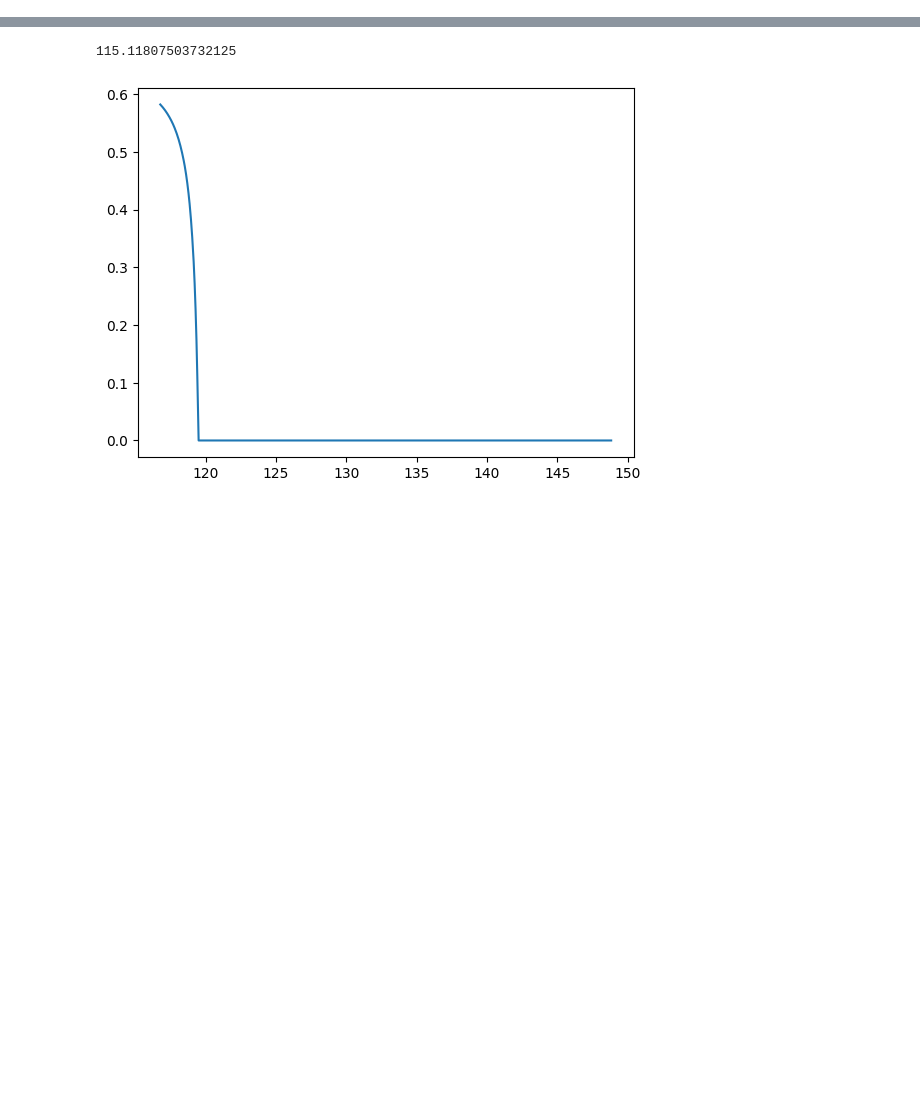
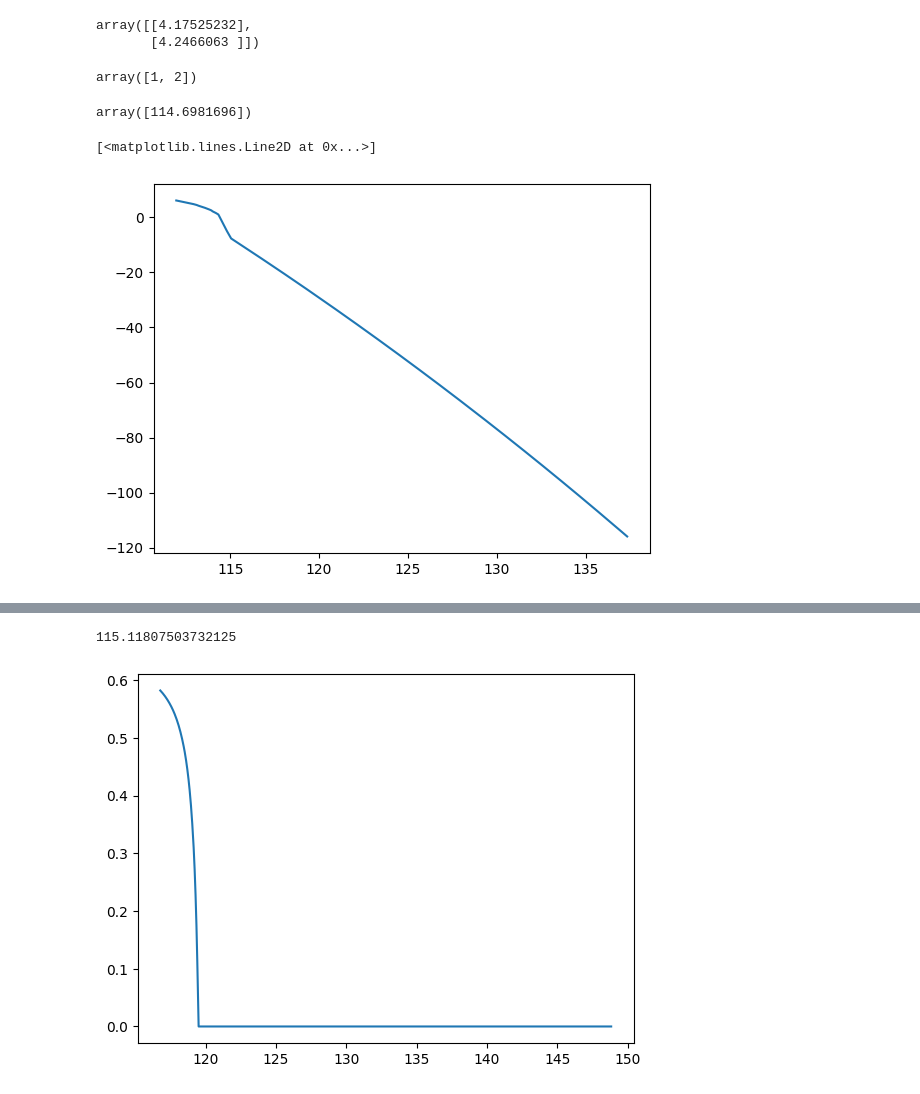
Before and after one commit to zalandru/Dynamic-Contracting-Multi-worker-Firm, a Jupyter notebook: Multiworker_wage_2steps/Trying out Tasmanian.ipynb, the cells around one changed output, grey strips where cells are left out. Drawn from its saved outputs; the diff is of its cells as text; code cells hidden in the pictures; blank space fills up the shorter version.

```diff
--- a/Multiworker_wage_2steps/Trying out Tasmanian.ipynb
+++ b/Multiworker_wage_2steps/Trying out Tasmanian.ipynb
@@ -39,0 +47,5 @@ Jpi simple J diff 2  0.0
+# %%
+cc.grid[p.z_0-1].getNeededPoints()
+# %% [output]
+array([[4.17525232],
+       [4.2466063 ]])
@@ -39,0 +54,16 @@ Jpi simple J diff 2  0.0
+# %%
+a[:2]
+# %% [output]
+array([1, 2])
+# %%
+cc.grid[p.z_0-1].loadNeededPoints() #Note that this would load ONLY the extra points suggested by the refinement!
+# %%
+np.interp(cc.grid[p.z_0-1].getNeededPoints()[0],cc.rho_grid,cc_W[p.z_0-1,:])
+# %% [output]
+array([114.6981696])
+# %%
+Wrange = np.interp(cc.rho_grid_bas,cc.rho_grid,cc_W[p.z_0-1,:])
+plt.plot(Wrange, cc.grid[p.z_0-1].evaluateBatch(cc.rho_grid_bas[:,np.newaxis])[:,0])
+# %% [output]
+[<matplotlib.lines.Line2D at 0x...>]
+[figure, added]
```
Also changed, not shown: parts of 17 cells of this notebook, 3 other files.
